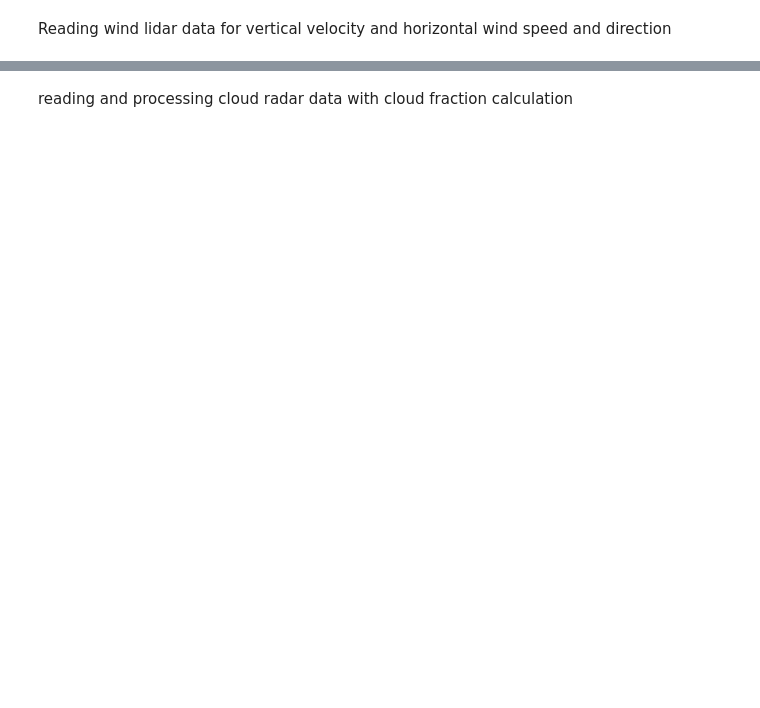
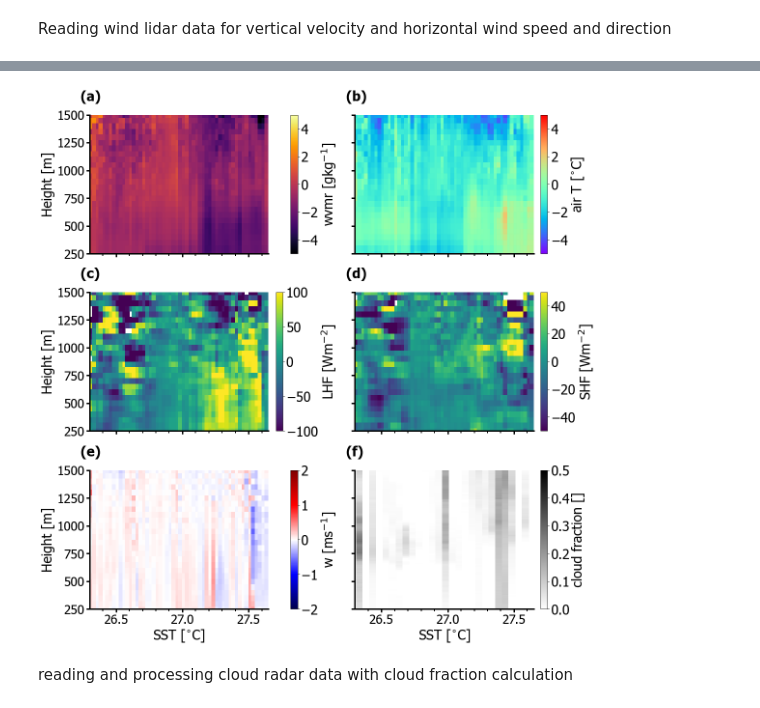
Before and after one commit to ClauClouds/SST-impact, a Jupyter notebook: binning_sst_all_data.ipynb, the cells around one changed output, grey strips where cells are left out. Cells and saved outputs as stored; diff of their text form; code cells hidden in the pictures; blank space fills up the shorter version.

```diff
--- a/binning_sst_all_data.ipynb
+++ b/binning_sst_all_data.ipynb
@@ -283,3 +424,93 @@ H_wind_DS = H_wind_DS.rename({'Height':'height'})
+# %%
+dict_plot_settings = {
+    'labelsizeaxes':14,
+    'fontSizeTitle':16,
+    'fontSizeX'    :28,
+    'fontSizeY'    :28,
+    'cbarAspect'   :10,
+    'fontSizeCbar' :28,
+    'rcparams_font':['Tahoma'],
+    'savefig_dpi'  :100,
+    'font_size'    :28,
+    'grid'         :True}
+
+
+# composite figure variables binned in sst
+path_out_plots = '/Volumes/Extreme SSD/work/006_projects/001_Prec_Trade_Cycle/SST_impact_work/plots/'
+
+# plots settings defined by user at the top
+labelsizeaxes   = dict_plot_settings['labelsizeaxes']
+fontSizeTitle   = dict_plot_settings['fontSizeTitle']
+fontSizeX       = dict_plot_settings['fontSizeX']
+fontSizeY       = dict_plot_settings['fontSizeY']
+cbarAspect      = dict_plot_settings['cbarAspect']
+fontSizeCbar    = dict_plot_settings['fontSizeCbar']
+rcParams['font.sans-serif'] = dict_plot_settings['rcparams_font']
+matplotlib.rcParams['savefig.dpi'] = dict_plot_settings['savefig_dpi']
+plt.rcParams.update({'font.size':dict_plot_settings['font_size']})
+grid = dict_plot_settings['grid']
+
+fig, axs = plt.subplots(3, 2, figsize=(16,16), sharey=True, sharex=True, constrained_layout=True)
+
+green_diamond = dict(markerfacecolor='b', marker='D')
+
+mesh = axs[0,0].pcolormesh(sst_bin_label, dataset_out.height.values, dataset_out.MR.values.T, cmap='inferno', vmin=-5., vmax=5)
+cbar = fig.colorbar(mesh, ax=axs[0,0])
+cbar.set_label(label='wvmr [gkg$^{-1}$]',  size=fontSizeX)
+axs[0,0].set_ylabel('Height [m]', fontsize=fontSizeX)
+axs[0,0].set_ylim(200,1500)
+
+mesh = axs[0,1].pcolormesh(sst_bin_label, dataset_out.height.values, dataset_out.T.values.T, cmap='rainbow', vmin=-5., vmax=5.)
+cbar = fig.colorbar(mesh, ax=axs[0,1])
+cbar.set_label(label='air T [$^{\circ}$C]',  size=fontSizeX)
+axs[0,1].set_ylim(200,1500)
+
+mesh = axs[1,0].pcolormesh(sst_bin_label, dataset_out.height.values, dataset_out.LHF.values.T, cmap='viridis', vmin=-100., vmax=100.)
+cbar = fig.colorbar(mesh, ax=axs[1,0])
+cbar.set_label(label='LHF [Wm$^{-2}$]',  size=fontSizeX)
+axs[1,0].set_ylabel('Height [m]', fontsize=fontSizeX)
+axs[1,0].set_ylim(200,1500)
+
+mesh = axs[1,1].pcolormesh(sst_bin_label, dataset_out.height.values, dataset_out.SHF.values.T, cmap='viridis', vmin=-50., vmax=50.)
+cbar = fig.colorbar(mesh, ax=axs[1,1])
+cbar.set_label(label='SHF [Wm$^{-2}$]', size=fontSizeX)
+axs[1,1].set_ylim(200,1500)
+
+
+mesh = axs[2,0].pcolormesh(sst_bin_label, dataset_out.height.values, dataset_out.VW.values.T, cmap='seismic', vmin=-2., vmax=2.)
+cbar = fig.colorbar(mesh, ax=axs[2,0])
+cbar.set_label(label='w [ms$^{-1}$]',  size=fontSizeX)
+axs[2,0].set_ylabel('Height [m]', fontsize=fontSizeX)
+axs[2,0].set_xlabel('SST [$^{\circ}$C]', fontsize=fontSizeX)
+
+
+
+mesh = axs[2,1].pcolormesh(sst_bin_label_cf, cloud_fraction_concat.height.values, cloud_fraction_concat.cloud_fraction.values.T, cmap='binary', vmin=0., vmax=0.5)
+cbar = fig.colorbar(mesh, ax=axs[2,1])
+cbar.set_label(label='cloud fraction []',  size=fontSizeX)
+axs[2,1].set_xlabel('SST [$^{\circ}$C]', fontsize=fontSizeX)
+
+
+count = 0
+for ax, l in zip(axs[:].flatten(), ['(a) ',  '(b) ',  '(c) ',  '(d) ', '(e) ', '(f) ']):
+    ax.text(-0.05, 1.1, l,  fontweight='black', fontsize=fontSizeX, transform=ax.transAxes)
+    #ax.set_xlim(SST_binned_arr[0]-0.1, SST_binned_arr[-1]+0.1)
+
+    ax.set_ylim(250.,1500.)
+    ax.spines["top"].set_visible(False)
+    ax.spines["right"].set_visible(False)
+    ax.spines["bottom"].set_linewidth(3)
+    ax.spines["left"].set_linewidth(3)
+    ax.xaxis.set_minor_locator(ticker.AutoMinorLocator(n=5))
+    ax.tick_params(which='minor', length=5, width=2)
+    ax.tick_params(which='major', length=7, width=3)
+    ax.xaxis.set_minor_locator(ticker.AutoMinorLocator(n=5))
+    ax.tick_params(axis='both', labelsize=26)
+    #ax.grid(True, which='both', color='grey', linestyle=':')
+    count = count+1
+fig.savefig(path_out_plots+'profile_lidars_binned_sst.png')
+# %% [output]
+[figure, added]
 # %%
 # applying interpolating and binning functions to Horizontal wind data
 
```
Also changed, not shown: parts of 13 cells of this notebook, 1 other file.
